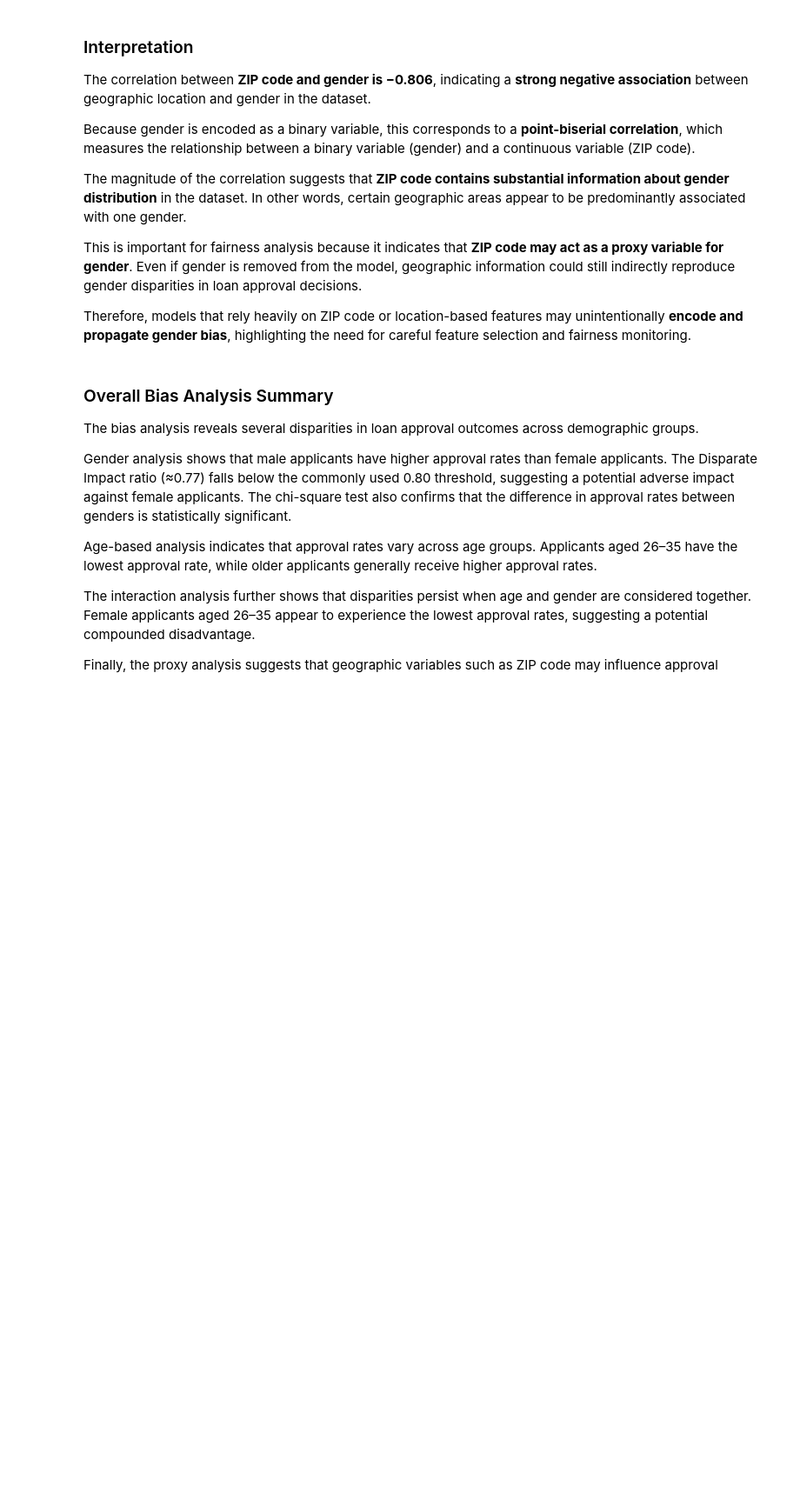
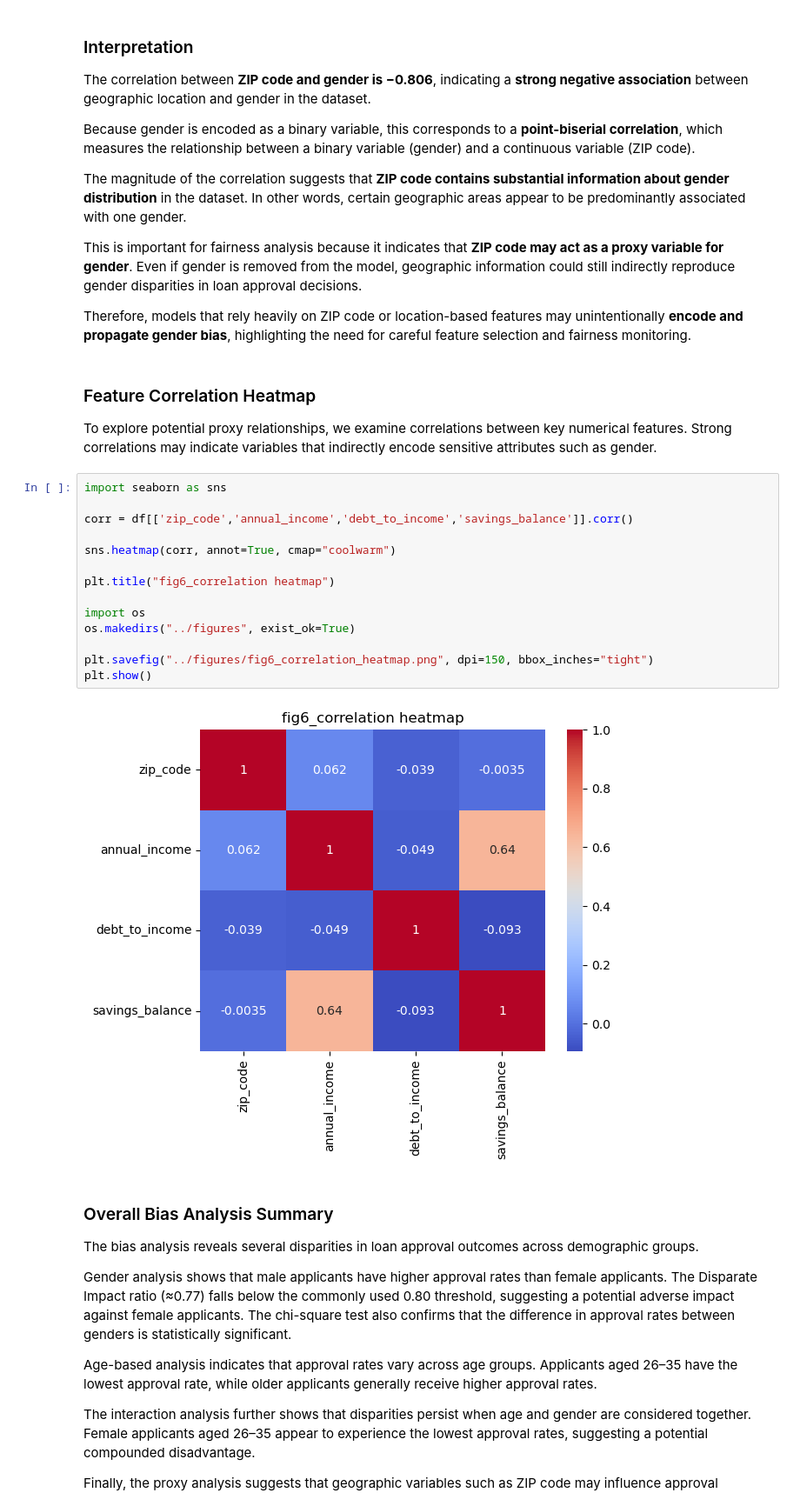
Before and after one commit to JonasKnosp/dego-project-team11-TXC, a Jupyter notebook: notebooks/02-bias-analysis.ipynb, the cells around one changed output. Shown at 87% size. Cells and saved outputs as stored; diff of their text form; blank space fills up the shorter version.

```diff
--- a/notebooks/02-bias-analysis.ipynb
+++ b/notebooks/02-bias-analysis.ipynb
@@ -409,6 +409,25 @@ The magnitude of the correlation suggests that **ZIP code contains substantial i
 This is important for fairness analysis because it indicates that **ZIP code may act as a proxy variable for gender**. Even if gender is removed from the model, geographic information could still indirectly reproduce gender disparities in loan approval decisions.
 
 Therefore, models that rely heavily on ZIP code or location-based features may unintentionally **encode and propagate gender bias**, highlighting the need for careful feature selection and fairness monitoring.
+# %% [markdown]
+### Feature Correlation Heatmap
+To explore potential proxy relationships, we examine correlations between key numerical features. Strong correlations may indicate variables that indirectly encode sensitive attributes such as gender.
+# %%
+import seaborn as sns
+
+corr = df[['zip_code','annual_income','debt_to_income','savings_balance']].corr()
+
+sns.heatmap(corr, annot=True, cmap="coolwarm")
+
+plt.title("fig6_correlation heatmap")
+
+import os
+os.makedirs("../figures", exist_ok=True)
+
+plt.savefig("../figures/fig6_correlation_heatmap.png", dpi=150, bbox_inches="tight")
+plt.show()
+# %% [output]
+[figure, added]
 # %% [markdown]
 ### Overall Bias Analysis Summary
 The bias analysis reveals several disparities in loan approval outcomes across demographic groups.
```
Also changed, not shown: parts of 1 cell of this notebook, 1 other file.
